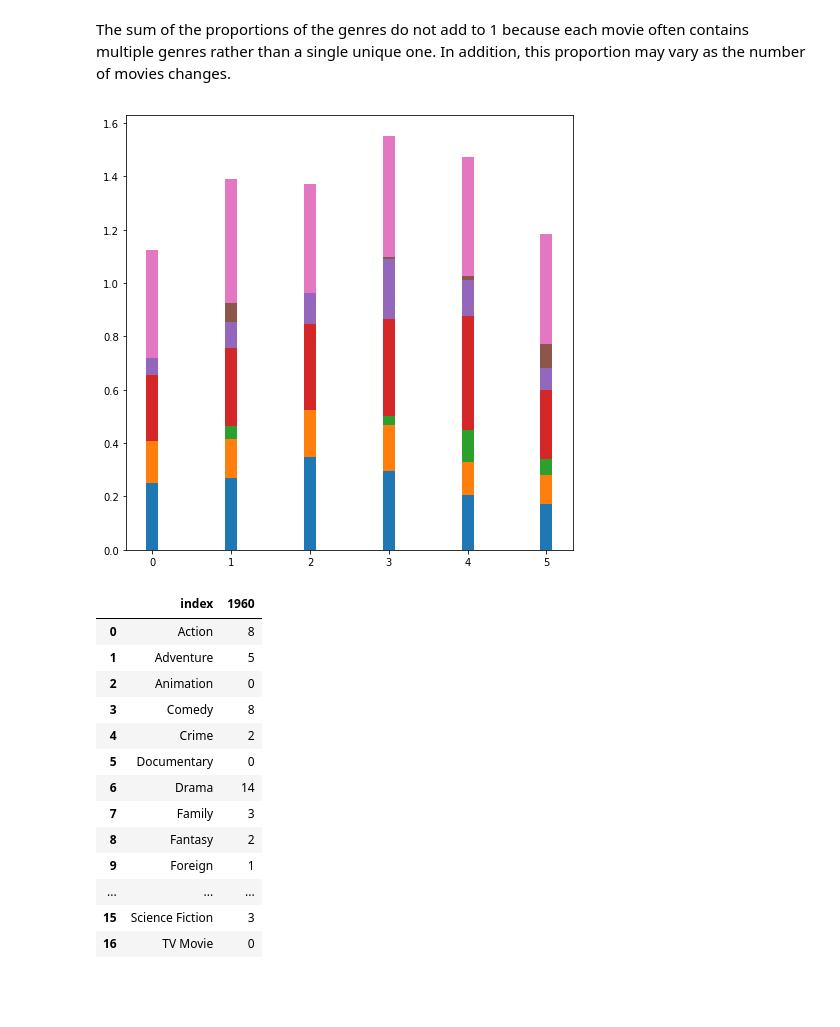
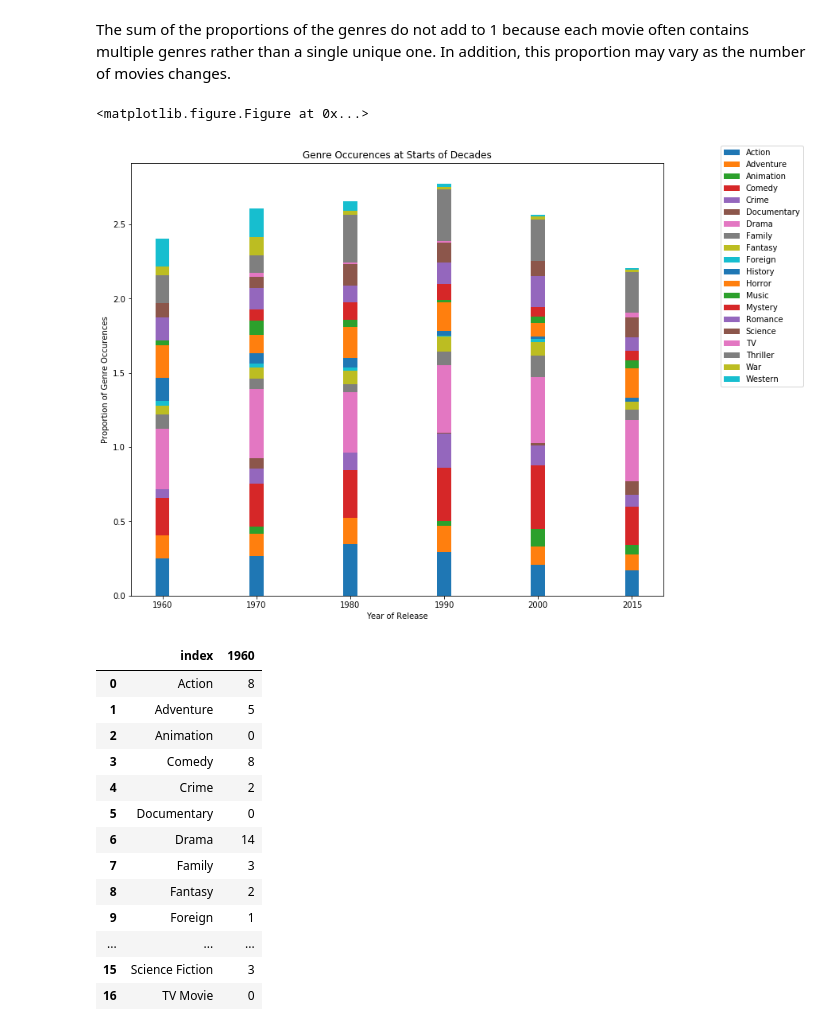
Before and after one commit to PSAB/Analyzing-movie-data, a Jupyter notebook: TMDB 5000 Movie Dataset Analysis.ipynb, the cells around one changed output. Cells and saved outputs as stored; diff of their text form; code cells hidden in the pictures; blank space fills up the shorter version.

Commit message:
Refine stacked bar chart for movie genres

```diff
--- a/TMDB 5000 Movie Dataset Analysis.ipynb
+++ b/TMDB 5000 Movie Dataset Analysis.ipynb
@@ -361,20 +361,62 @@ year_1960['1960'].sum()
 2.285714285714285
 # %% [markdown]
 The sum of the proportions of the genres do not add to 1 because each movie often contains multiple genres rather than a single unique one. In addition, this proportion may vary as the number of movies changes.
-# %%
-indx = np.arange(len(year_1960))
-plt.figure(figsize=(8, 8))
-
-graphAction = plt.bar(x=indx, height=year_1960['Action'], width=0.15)
-graphAdventure = plt.bar(x=indx, height=year_1960['Adventure'], width=0.15, bottom=year_1960['Action'])
-graphAnimation = plt.bar(x=indx, height=year_1960['Animation'], width=0.15, bottom=year_1960['Action'] + year_1960['Adventure'])
-graphComedy = plt.bar(x=indx, height=year_1960['Comedy'], width=0.15, bottom=year_1960['Action'] + year_1960['Adventure'] + year_1960['Animation'])
-graphCrime = plt.bar(x=indx, height=year_1960['Crime'], width=0.15, bottom=year_1960['Action'] + year_1960['Adventure'] + year_1960['Animation'] + year_1960['Comedy'])
-graphDocumentary = plt.bar(x=indx, height=year_1960['Documentary'], width=0.15, bottom=year_1960['Action'] + year_1960['Adventure'] + year_1960['Animation'] + year_1960['Comedy'] + year_1960['Crime'])
-graphDrama = plt.bar(x=indx, height=year_1960['Drama'], width=0.15, bottom=year_1960['Action'] + year_1960['Adventure'] + year_1960['Animation'] + year_1960['Comedy'] + year_1960['Crime'] + year_1960['Documentary'])
-# Make this cleaner in the future by using naming conventions for 'bottom' parameter
-# %% [output]
-[figure, removed]
+# %%
+indx = np.arange(len(year_1960))
+
+actionHeight = year_1960['Action']
+adventureHeight = year_1960['Adventure']
+animationHeight = year_1960['Animation']
+comedyHeight = year_1960['Comedy']
+crimeHeight = year_1960['Crime']
+documentaryHeight = year_1960['Documentary']
+dramaHeight = year_1960['Drama']
+familyHeight = year_1960['Family']
+fantasyHeight = year_1960['Fantasy']
+foreignHeight = year_1960['Foreign']
+historyHeight = year_1960['History']
+horrorHeight = year_1960['Horror']
+musicHeight = year_1960['Music']
+mysteryHeight = year_1960['Mystery']
+romanceHeight = year_1960['Romance']
+scienceHeight = year_1960['Science Fiction']
+tvHeight = year_1960['TV Movie']
+thrillerHeight = year_1960['Thriller']
+warHeight = year_1960['War']
+westernHeight = year_1960['Western']
+# %% [output]
+<matplotlib.figure.Figure at 0x...>
+# %%
+plt.figure(figsize=(12, 10))
+
+graphAction = plt.bar(x=indx, height=actionHeight, width=0.15)
+graphAdventure = plt.bar(x=indx, height=adventureHeight, width=0.15, bottom=actionHeight)
+graphAnimation = plt.bar(x=indx, height=animationHeight, width=0.15, bottom=actionHeight + adventureHeight)
+graphComedy = plt.bar(x=indx, height=comedyHeight, width=0.15, bottom=actionHeight + adventureHeight + animationHeight)
+graphCrime = plt.bar(x=indx, height=crimeHeight, width=0.15, bottom=actionHeight + adventureHeight + animationHeight + comedyHeight)
+graphDocumentary = plt.bar(x=indx, height=documentaryHeight, width=0.15, bottom=actionHeight + adventureHeight + animationHeight + comedyHeight + crimeHeight)
+graphDrama = plt.bar(x=indx, height=dramaHeight, width=0.15, bottom=actionHeight + adventureHeight + animationHeight + comedyHeight + crimeHeight + documentaryHeight)
+graphFamily = plt.bar(x=indx, height=familyHeight, width=0.15, bottom=actionHeight + adventureHeight + animationHeight + comedyHeight + crimeHeight + documentaryHeight + dramaHeight)
+graphFantasy = plt.bar(x=indx, height=fantasyHeight, width=0.15, bottom=actionHeight + adventureHeight + animationHeight + comedyHeight + crimeHeight + documentaryHeight + dramaHeight + familyHeight)
+graphForeign = plt.bar(x=indx, height=foreignHeight, width=0.15, bottom=actionHeight + adventureHeight + animationHeight + comedyHeight + crimeHeight + documentaryHeight + dramaHeight + familyHeight + fantasyHeight)
+graphHistory = plt.bar(x=indx, height=historyHeight, width=0.15, bottom=actionHeight + adventureHeight + animationHeight + comedyHeight + crimeHeight + documentaryHeight + dramaHeight + familyHeight + fantasyHeight + foreignHeight)
+graphHorror = plt.bar(x=indx, height=horrorHeight, width=0.15, bottom=actionHeight + adventureHeight + animationHeight + comedyHeight + crimeHeight + documentaryHeight + dramaHeight + familyHeight + fantasyHeight + foreignHeight + historyHeight)
+graphMusic = plt.bar(x=indx, height=musicHeight, width=0.15, bottom=actionHeight + adventureHeight + animationHeight + comedyHeight + crimeHeight + documentaryHeight + dramaHeight + familyHeight + fantasyHeight + foreignHeight + historyHeight + horrorHeight)
+graphMystery = plt.bar(x=indx, height=mysteryHeight, width=0.15, bottom=actionHeight + adventureHeight + animationHeight + comedyHeight + crimeHeight + documentaryHeight + dramaHeight + familyHeight + fantasyHeight + foreignHeight + historyHeight + horrorHeight + musicHeight)
+graphRomance = plt.bar(x=indx, height=romanceHeight, width=0.15, bottom=actionHeight + adventureHeight + animationHeight + comedyHeight + crimeHeight + documentaryHeight + dramaHeight + familyHeight + fantasyHeight + foreignHeight + historyHeight + horrorHeight + musicHeight + mysteryHeight)
+graphScience = plt.bar(x=indx, height=scienceHeight, width=0.15, bottom=actionHeight + adventureHeight + animationHeight + comedyHeight + crimeHeight + documentaryHeight + dramaHeight + familyHeight + fantasyHeight + foreignHeight + historyHeight + horrorHeight + musicHeight + mysteryHeight + romanceHeight)
+graphTV = plt.bar(x=indx, height=tvHeight, width=0.15, bottom=actionHeight + adventureHeight + animationHeight + comedyHeight + crimeHeight + documentaryHeight + dramaHeight + familyHeight + fantasyHeight + foreignHeight + historyHeight + horrorHeight + musicHeight + mysteryHeight + romanceHeight + scienceHeight)
+graphThriller = plt.bar(x=indx, height=thrillerHeight, width=0.15, bottom=actionHeight + adventureHeight + animationHeight + comedyHeight + crimeHeight + documentaryHeight + dramaHeight + familyHeight + fantasyHeight + foreignHeight + historyHeight + horrorHeight + musicHeight + mysteryHeight + romanceHeight + scienceHeight + tvHeight)
+graphWar = plt.bar(x=indx, height=warHeight, width=0.15, bottom=actionHeight + adventureHeight + animationHeight + comedyHeight + crimeHeight + documentaryHeight + dramaHeight + familyHeight + fantasyHeight + foreignHeight + historyHeight + horrorHeight + musicHeight + mysteryHeight + romanceHeight + scienceHeight + tvHeight + thrillerHeight)
+graphWestern = plt.bar(x=indx, height=westernHeight, width=0.15, bottom=actionHeight + adventureHeight + animationHeight + comedyHeight + crimeHeight + documentaryHeight + dramaHeight + familyHeight + fantasyHeight + foreignHeight + historyHeight + horrorHeight + musicHeight + mysteryHeight + romanceHeight + scienceHeight + tvHeight + thrillerHeight + warHeight)
+
+plt.legend((graphAction[0], graphAdventure[0], graphAnimation[0], graphComedy[0], graphCrime[0], graphDocumentary[0], graphDrama[0], graphFamily[0], graphFantasy[0], graphForeign[0], graphHistory[0], graphHorror[0], graphMusic[0], graphMystery[0], graphRomance[0], graphScience[0], graphTV[0], graphThriller[0], graphWar[0], graphWestern[0]), ('Action', 'Adventure', 'Animation', 'Comedy', 'Crime', 'Documentary', 'Drama', 'Family', 'Fantasy', 'Foreign', 'History', 'Horror', 'Music', 'Mystery', 'Romance', 'Science', 'TV', 'Thriller', 'War', 'Western'), bbox_to_anchor=(1.1, 1.05))
+plt.xticks(indx, ['1960', '1970', '1980', '1990', '2000', '2015'])
+plt.xlabel('Year of Release')
+plt.ylabel('Proportion of Genre Occurences')
+plt.title('Genre Occurences at Starts of Decades');
+# %% [output]
+[figure, added]
 # %%
 year_1960 = year_1960.reset_index()
 year_1960
```
